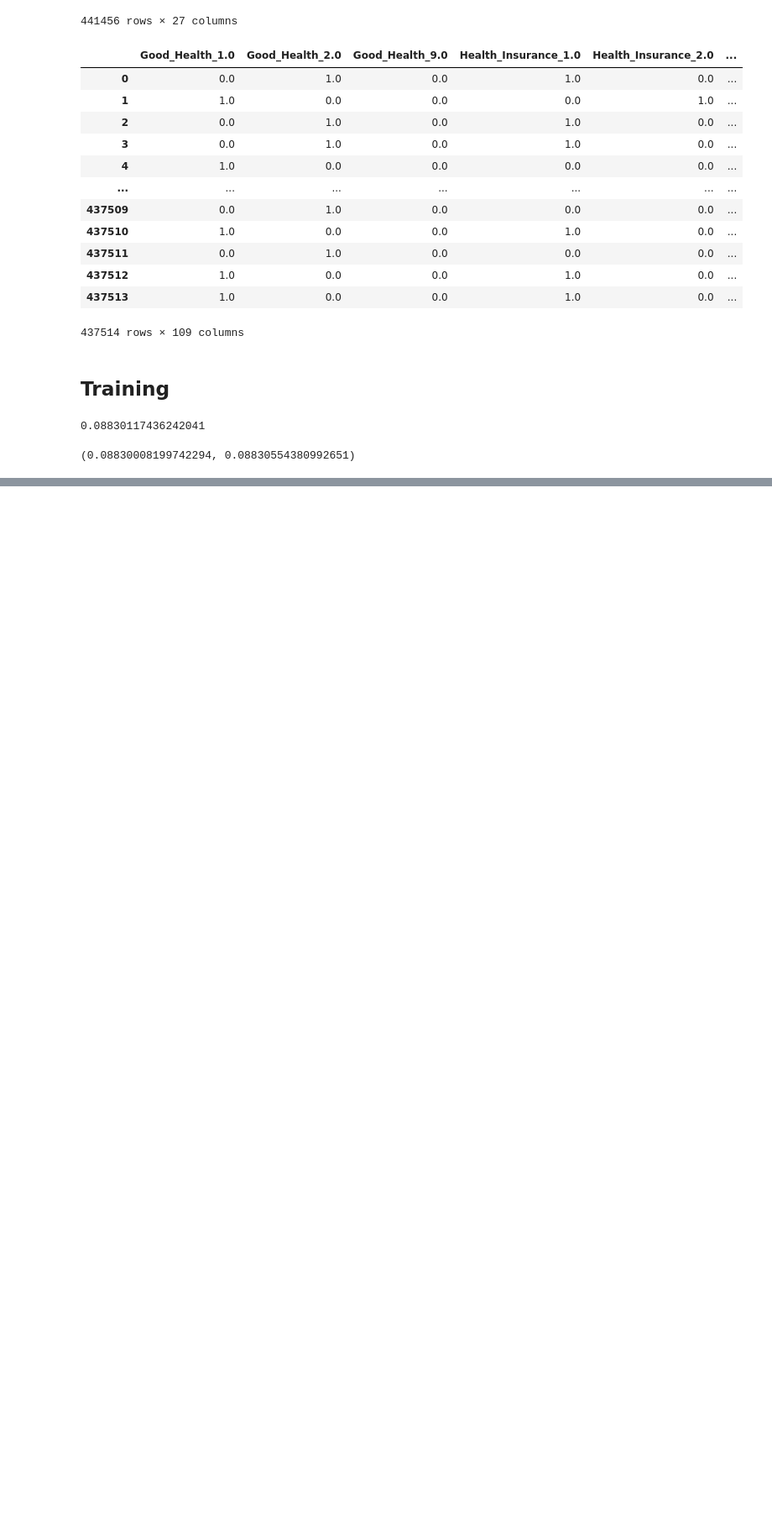
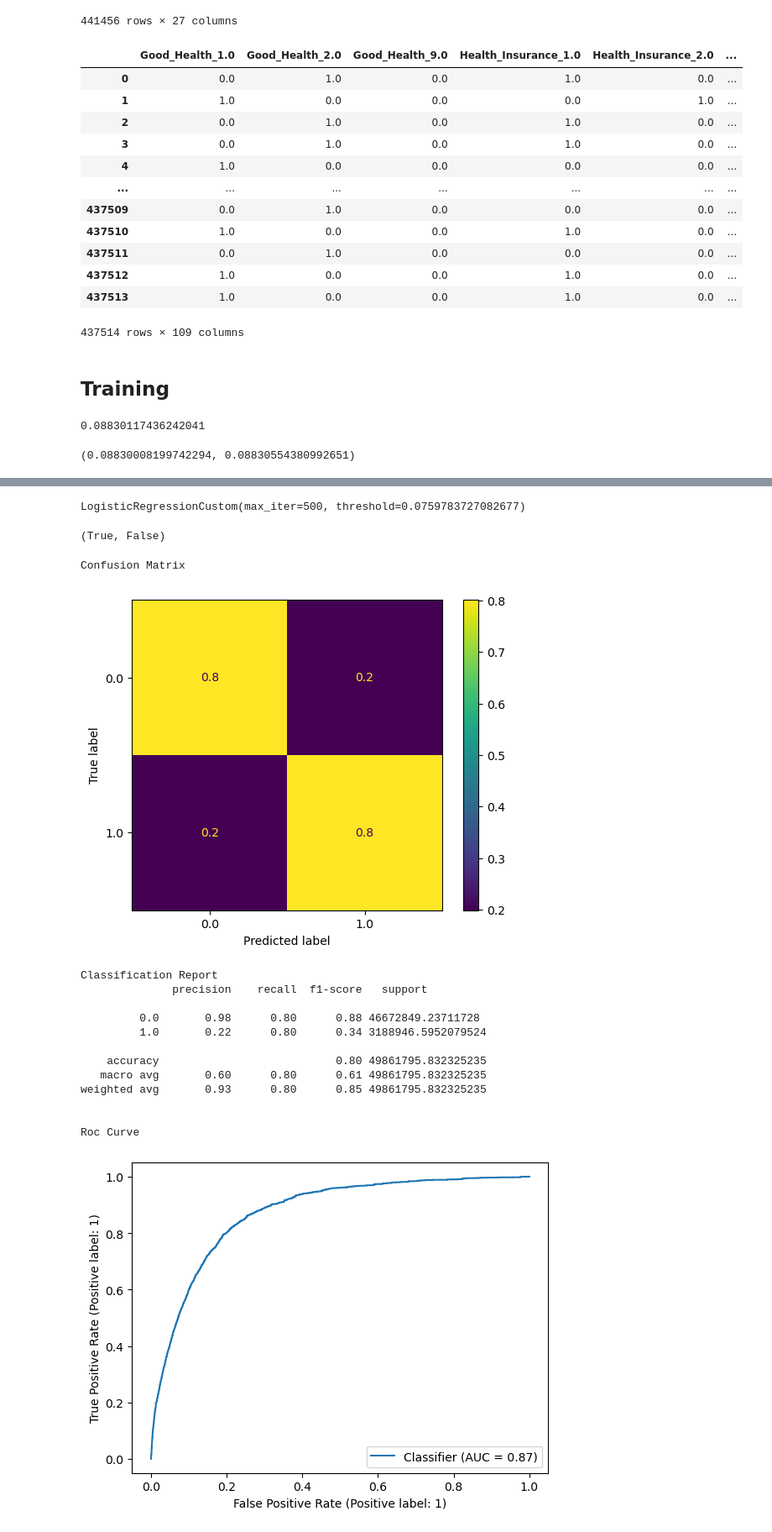
Before and after one commit to Hiram32/Springboard, a Jupyter notebook: Capstone_Project_2/Code/Modeling.ipynb, the cells around one changed output, grey strips where cells are left out. Shown at 84% size. Drawn from its saved outputs; the diff is of its cells as text; code cells hidden in the pictures; blank space fills up the shorter version.

```diff
--- a/Capstone_Project_2/Code/Modeling.ipynb
+++ b/Capstone_Project_2/Code/Modeling.ipynb
@@ -425,0 +433,8 @@ plot_logistic_feature_importance(log_regressor.coef_[0], log_regressor.feature_n
+# %%
+fpr, tpr, threshold = roc_curve(y_test, y_pred_proba, sample_weight=w_test)
+
+for tpr_, threshold_ in zip(tpr, threshold):
+    if (tpr_ >= 0.80):
+        new_threshold = threshold_
+        print(tpr_, threshold_)
+        break
@@ -425,0 +443,30 @@ plot_logistic_feature_importance(log_regressor.coef_[0], log_regressor.feature_n
+# %%
+log_regressor.set_params(threshold=new_threshold)
+# %% [output]
+LogisticRegressionCustom(max_iter=500, threshold=0.0759783727082677)
+# %%
+y_pred_thresh = log_regressor.predict(X_test)
+y_pred_thresh_proba = log_regressor.predict_proba(X_test)[:, 1]
+# %%
+any([x[0] != x[1] for x in list(zip(y_pred, y_pred_thresh))]), \
+any([x[0] != x[1] for x in list(zip(y_pred_proba, y_pred_thresh_proba))])
+# %% [output]
+(True, False)
+# %%
+log_regressor_scorer(y_test, y_pred_thresh, y_pred_thresh_proba, w_test)
+# %% [output]
+Confusion Matrix
+[figure, added]
+Classification Report
+              precision    recall  f1-score   support
+
+         0.0       0.98      0.80      0.88 46672849.23711728
+         1.0       0.22      0.80      0.34 3188946.5952079524
+
+    accuracy                           0.80 49861795.832325235
+   macro avg       0.60      0.80      0.61 49861795.832325235
+weighted avg       0.93      0.80      0.85 49861795.832325235
+
+
+Roc Curve
+[figure, added]
```
Also changed, not shown: parts of 63 cells of this notebook.
